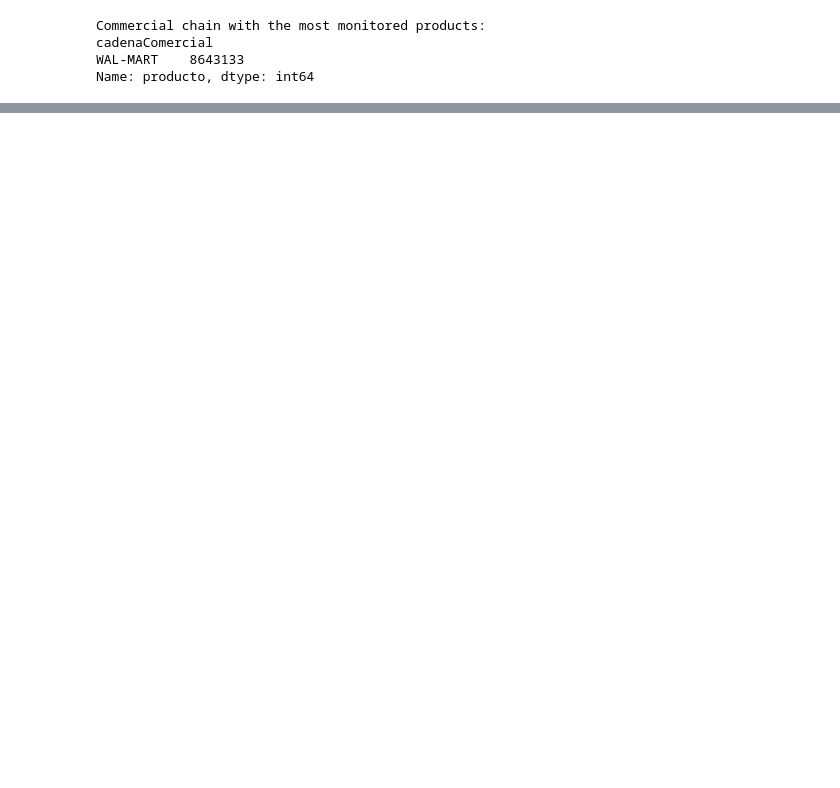
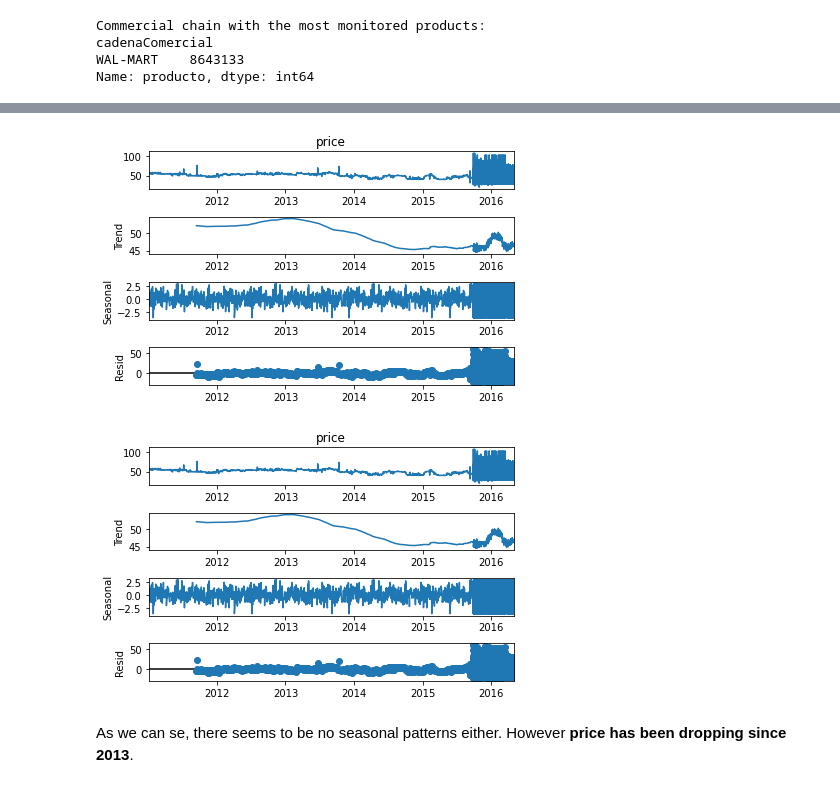
Before and after one commit to AlanKev117/data-engineering-bootcamp, a Jupyter notebook: project.ipynb, the cells around one changed output, grey strips where cells are left out. Saved outputs shown, nothing was run; the diff lists cells and outputs as text; code cells hidden in the pictures; blank space fills up the shorter version.

```diff
--- a/project.ipynb
+++ b/project.ipynb
@@ -144,0 +247,7 @@ Detergent information saved
+# %%
+seasonal_decompose(dye_ts["price"], model="additive", period=365).plot()
+# %% [output]
+[figure, added]
+[figure, added]
+# %% [markdown]
+As we can se, there seems to be no seasonal patterns either. However **price has been dropping since 2013**.
```
Also changed, not shown: parts of 61 cells of this notebook.
